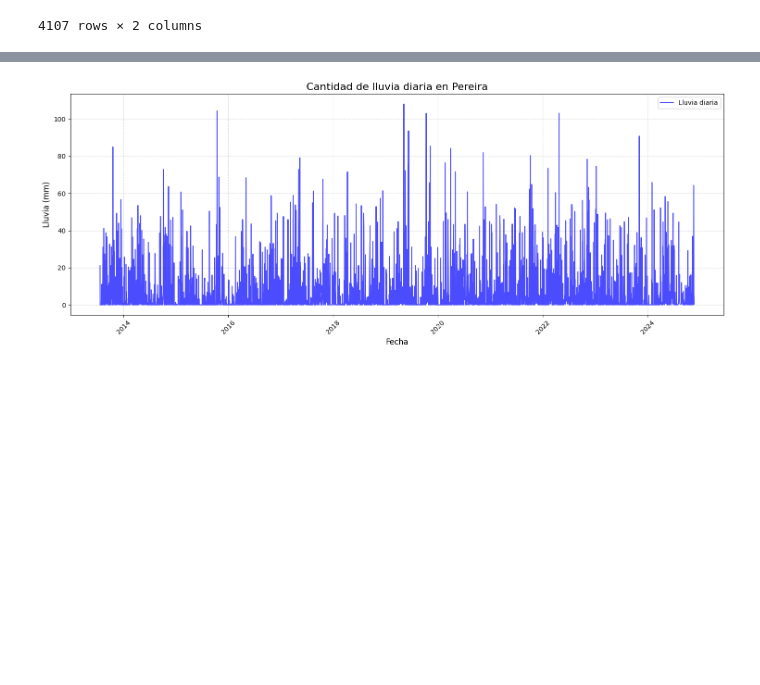
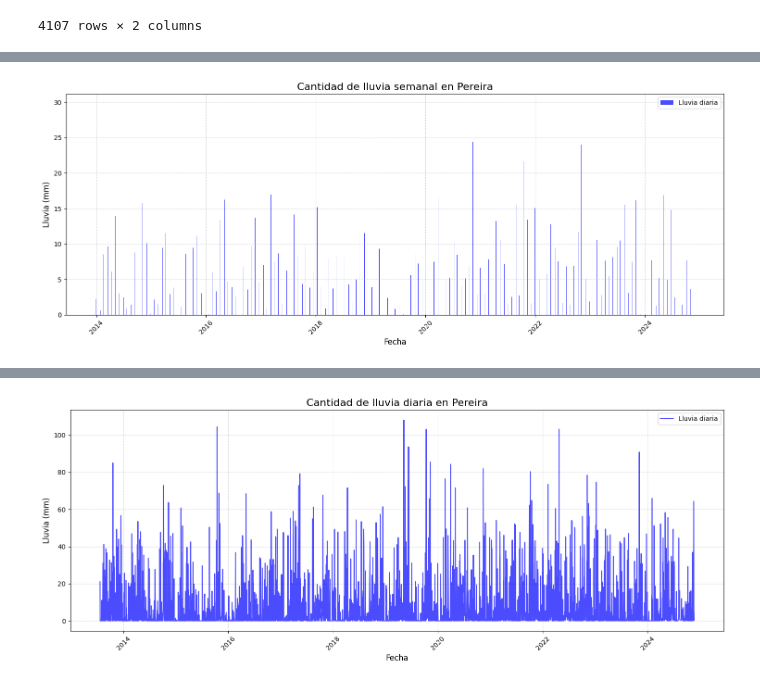
Before and after one commit to jmvilla12/bootcamp-ai, a Jupyter notebook: Proyecto/analisis_lluvia.ipynb, the cells around one changed output, grey strips where cells are left out. Drawn from its saved outputs; the diff is of its cells as text; code cells hidden in the pictures; blank space fills up the shorter version.

```diff
--- a/Proyecto/analisis_lluvia.ipynb
+++ b/Proyecto/analisis_lluvia.ipynb
@@ -42,0 +107,16 @@ new_df
+# %%
+import matplotlib.pyplot as plt
+# Gráfico de línea
+plt.figure(figsize=(15, 6))
+# plt.plot(weekly_avg['Fecha_Inicio'], weekly_avg['Promedio_Semanal'], label='Lluvia diaria', color='blue', alpha=0.7)
+plt.bar(weekly_avg['Fecha_Inicio'], weekly_avg['Promedio_Semanal'], label='Lluvia diaria', color='blue', alpha=0.7)
+plt.title('Cantidad de lluvia semanal en Pereira', fontsize=16)
+plt.xlabel('Fecha', fontsize=12)
+plt.ylabel('Lluvia (mm)', fontsize=12)
+plt.xticks(rotation=45)
+plt.grid(True, linestyle='--', alpha=0.5)
+plt.tight_layout()
+plt.legend()
+plt.show()
+# %% [output]
+[figure, added]
```
Also changed, not shown: parts of 5 cells of this notebook, 2 other files.
